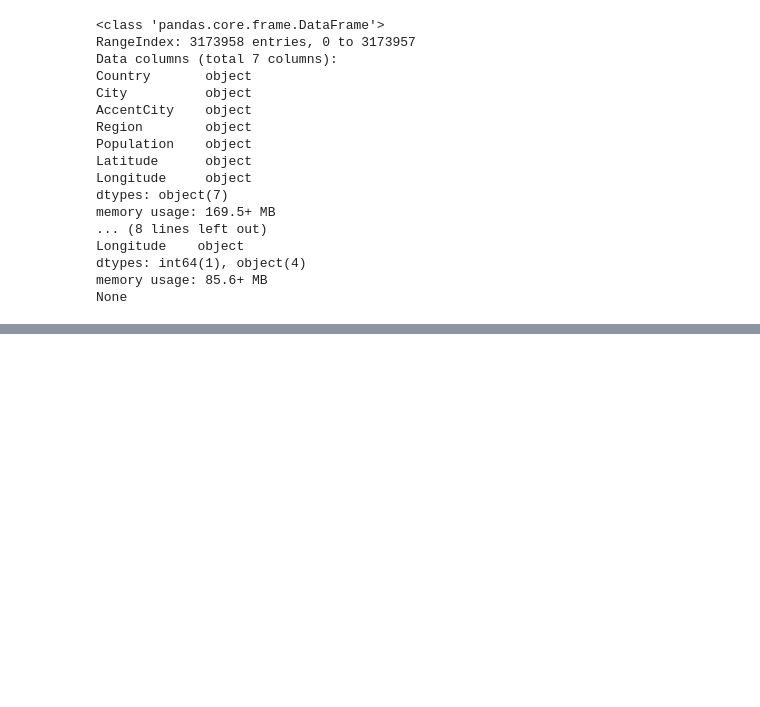
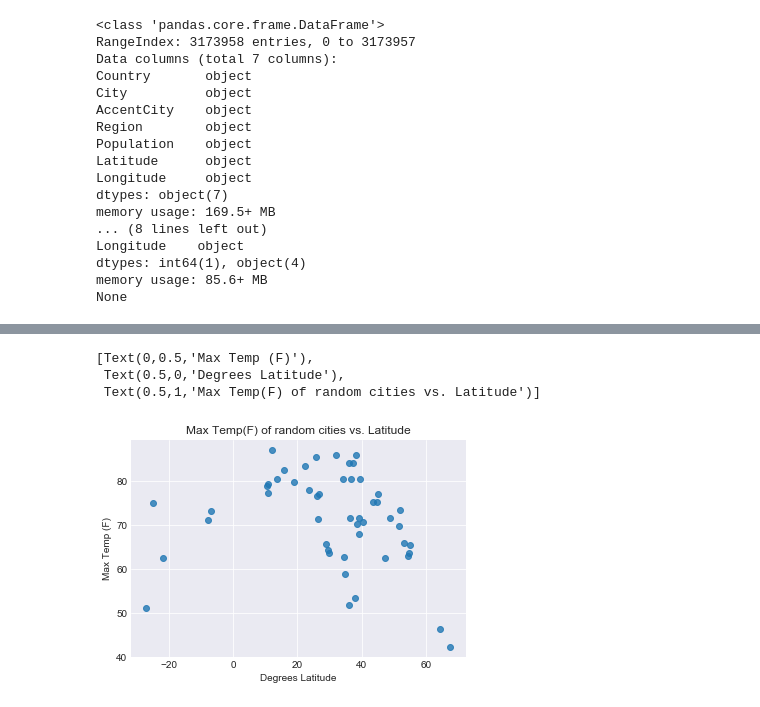
Before and after one commit to mgstewart/API-HW, a Jupyter notebook: WeatherPy.ipynb, the cells around one changed output, grey strips where cells are left out. Saved outputs shown, nothing was run; the diff lists cells and outputs as text; code cells hidden in the pictures; blank space fills up the shorter version.

Commit message:
Finished code buildout, graphs and larger sampling left

```diff
--- a/WeatherPy.ipynb
+++ b/WeatherPy.ipynb
@@ -44,4 +49,9 @@ None
 # %%
 #Build cities data frame by using pandas sample method
 # initial testing will use 50 for expedited
-cities =
+cities = citydf.sample(50)
+#Add columns for max temp to working dataframe
+cities['Max Temp'] = ''
+cities['Cloudiness'] = ''
+cities['Wind Speed'] = ''
+cities['Humidity'] = ''
@@ -54,0 +58,21 @@ cities =
+# %%
+#Iterate over each row of the dataframe, pulling API data into lists
+# both pandas documentation and stackoverflow caution against trying
+# to append/modify a dataframe being iterated over
+list_of_max_temps = []
+list_of_cloud = []
+list_of_wind = []
+list_of_humidity = []
+for row, index in cities.iterrows():
+    lat = index['Latitude']
+    lng = index['Longitude']
+    location = (lat, lng)
+    try:
+        data = owm.get_current(location,**settings)
+        list_of_max_temps.append(data("main.temp_max"))
+        list_of_cloud.append(data("clouds.all"))
+        list_of_wind.append(data("wind.speed"))
+        list_of_humidity.append(data("main.humidity"))
+    except:
+        raise print("Whoops! Something went wrong, check your lat/long coordinates!")
+print('Retrieval of OWM data is finished.')
@@ -54,0 +81,6 @@ cities =
+# %%
+#Add the lists of data into the data frame
+cities['Max Temp'] = list_of_max_temps
+cities['Cloudiness'] = list_of_cloud
+cities['Wind Speed'] = list_of_wind
+cities['Humidity'] = list_of_humidity
@@ -54,0 +96,6 @@ cities =
+# %%
+#Transform Lat values in DF into absolute values now that parsing is done
+# note the values were imported as strings to make querying easily
+cities['Latitude'] = pd.to_numeric(cities['Latitude'],errors='raise')
+cities['Latitude(Abs)'] = abs(cities['Latitude'])
+cities.head()
@@ -54,0 +109,9 @@ cities =
+# %%
+sns.set_style('darkgrid')
+temp_ax = sns.regplot(x=cities['Latitude'],y=cities['Max Temp'],fit_reg=False)
+temp_ax.set(xlabel='Degrees Latitude',ylabel='Max Temp (F)',title='Max Temp(F) of random cities vs. Latitude')
+# %% [output]
+[Text(0,0.5,'Max Temp (F)'),
+ Text(0.5,0,'Degrees Latitude'),
+ Text(0.5,1,'Max Temp(F) of random cities vs. Latitude')]
+[figure, added]
```
Also changed, not shown: parts of 11 cells of this notebook, 1 other file.
